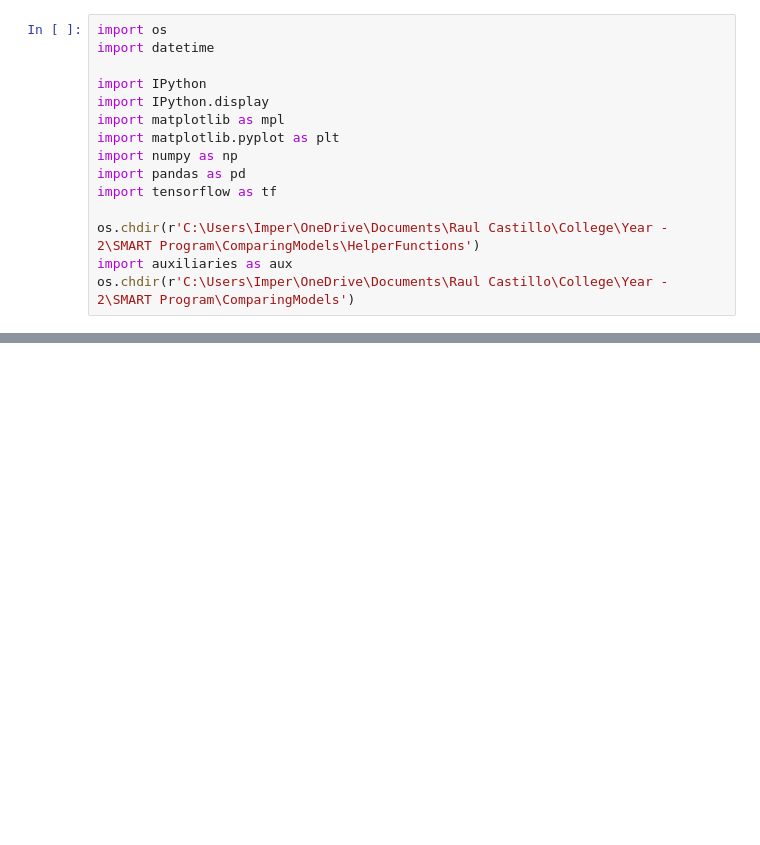
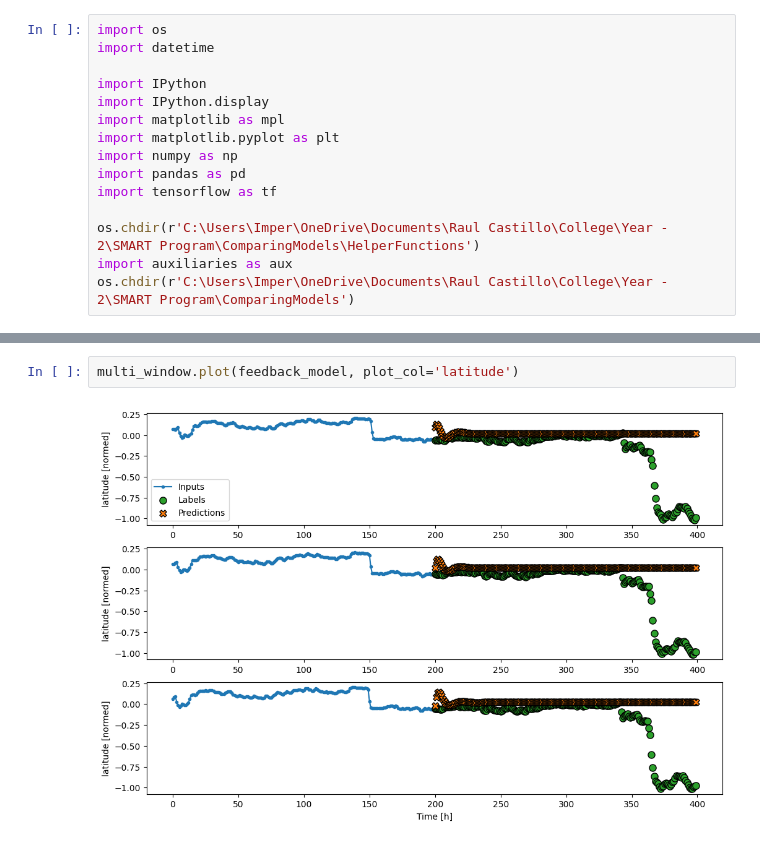
Before and after one commit to RaulCastillo547/TelepresentNature-ComparingModels, a Jupyter notebook: Model Creation/making_models.ipynb, the cells around one changed output, grey strips where cells are left out. Cells and saved outputs as stored; diff of their text form; blank space fills up the shorter version.

```diff
--- a/Model Creation/making_models.ipynb
+++ b/Model Creation/making_models.ipynb
@@ -104,0 +59,4 @@ array([[[-0.81841   ,  0.28224245,  1.6255527 , ...,  0.09874526,
+# %%
+multi_window.plot(feedback_model, plot_col='latitude')
+# %% [output]
+[figure, added]
```
Also changed, not shown: parts of 20 cells of this notebook, 27 other files.
